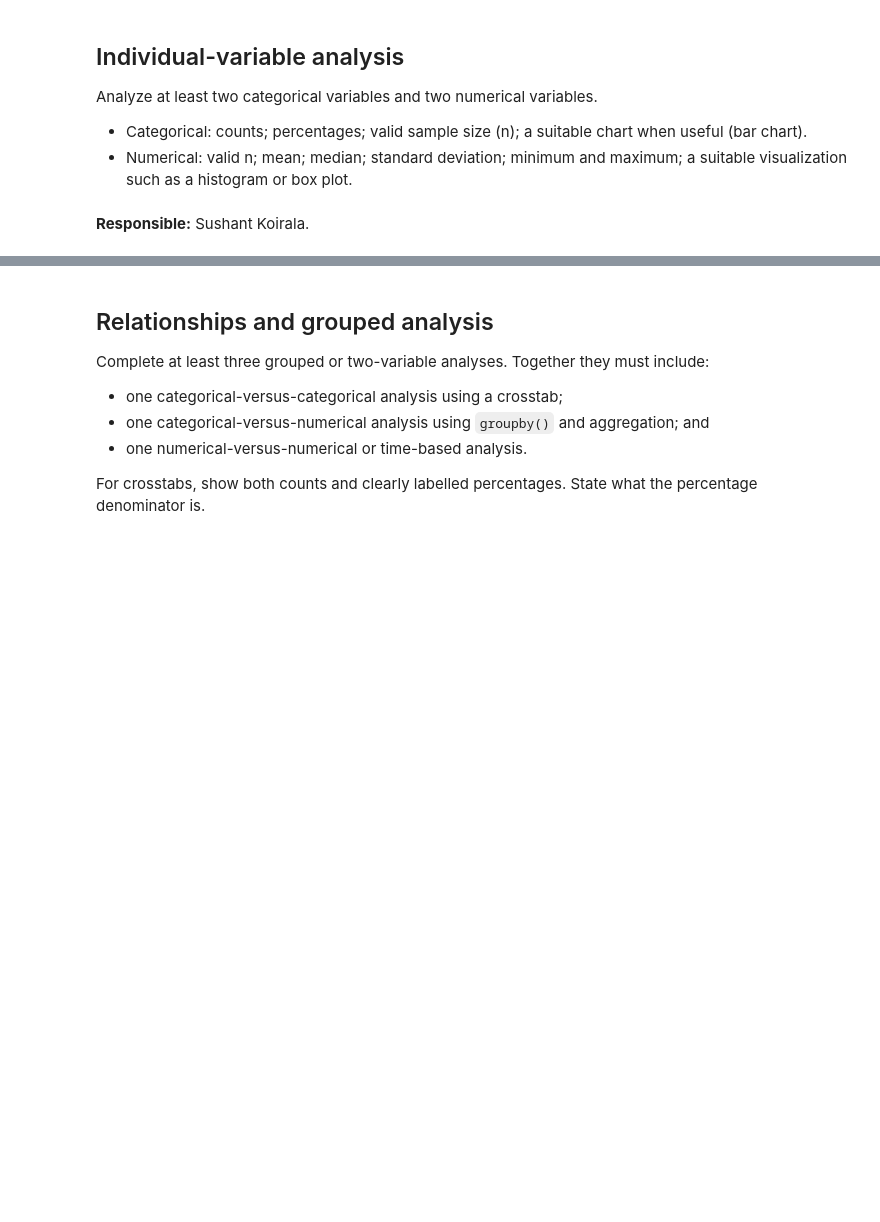
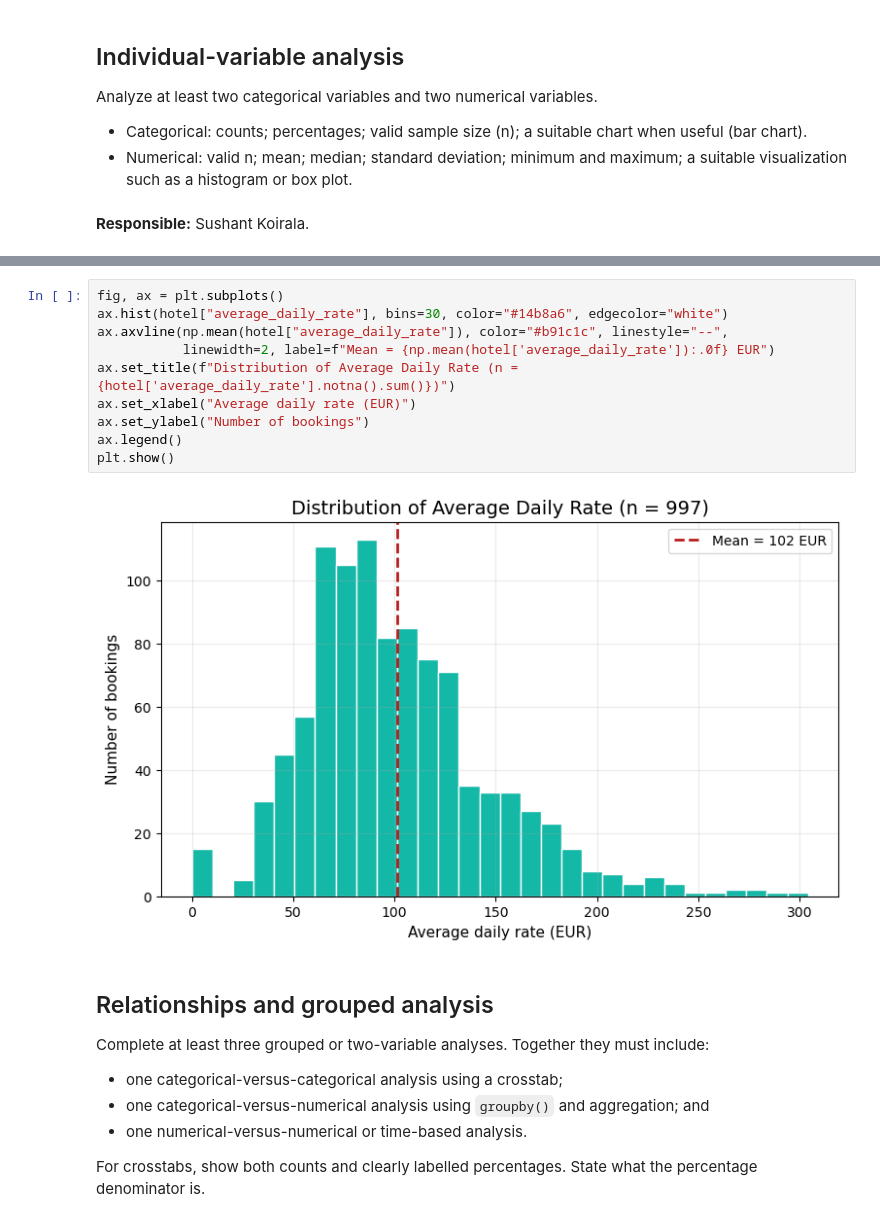
Before and after one commit to Acidburn07/hotel-booking-data-analysis, a Jupyter notebook: notebooks/Hotel_Booking_Final_Project.ipynb, the cells around one changed output, grey strips where cells are left out. Cells and saved outputs as stored; diff of their text form; blank space fills up the shorter version.

```diff
--- a/notebooks/Hotel_Booking_Final_Project.ipynb
+++ b/notebooks/Hotel_Booking_Final_Project.ipynb
@@ -71,3 +443,15 @@ Analyze at least two categorical variables and two numerical variables.
+# %%
+fig, ax = plt.subplots()
+ax.hist(hotel["average_daily_rate"], bins=30, color="#14b8a6", edgecolor="white")
+ax.axvline(np.mean(hotel["average_daily_rate"]), color="#b91c1c", linestyle="--",
+           linewidth=2, label=f"Mean = {np.mean(hotel['average_daily_rate']):.0f} EUR")
+ax.set_title(f"Distribution of Average Daily Rate (n = {hotel['average_daily_rate'].notna().sum()})")
+ax.set_xlabel("Average daily rate (EUR)")
+ax.set_ylabel("Number of bookings")
+ax.legend()
+plt.show()
+# %% [output]
+[figure, added]
 # %% [markdown]
 ## Relationships and grouped analysis
 
```
Also changed, not shown: parts of 41 cells of this notebook, 5 other files.
